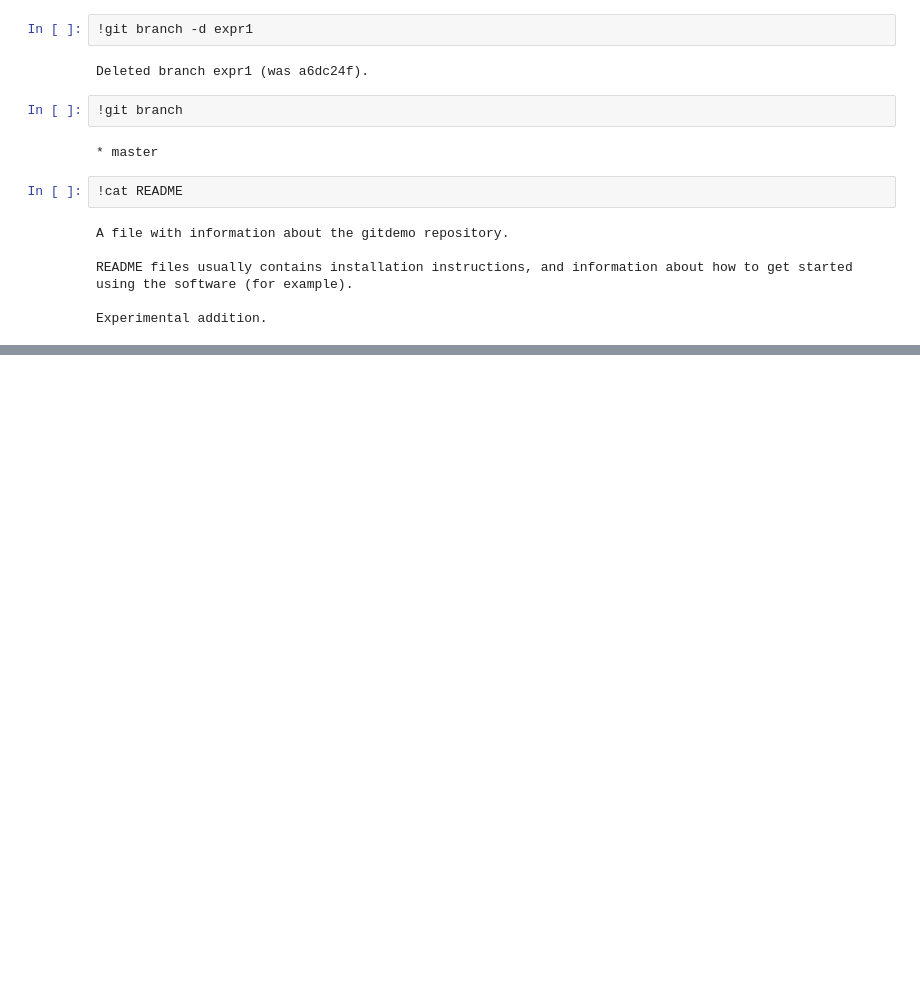
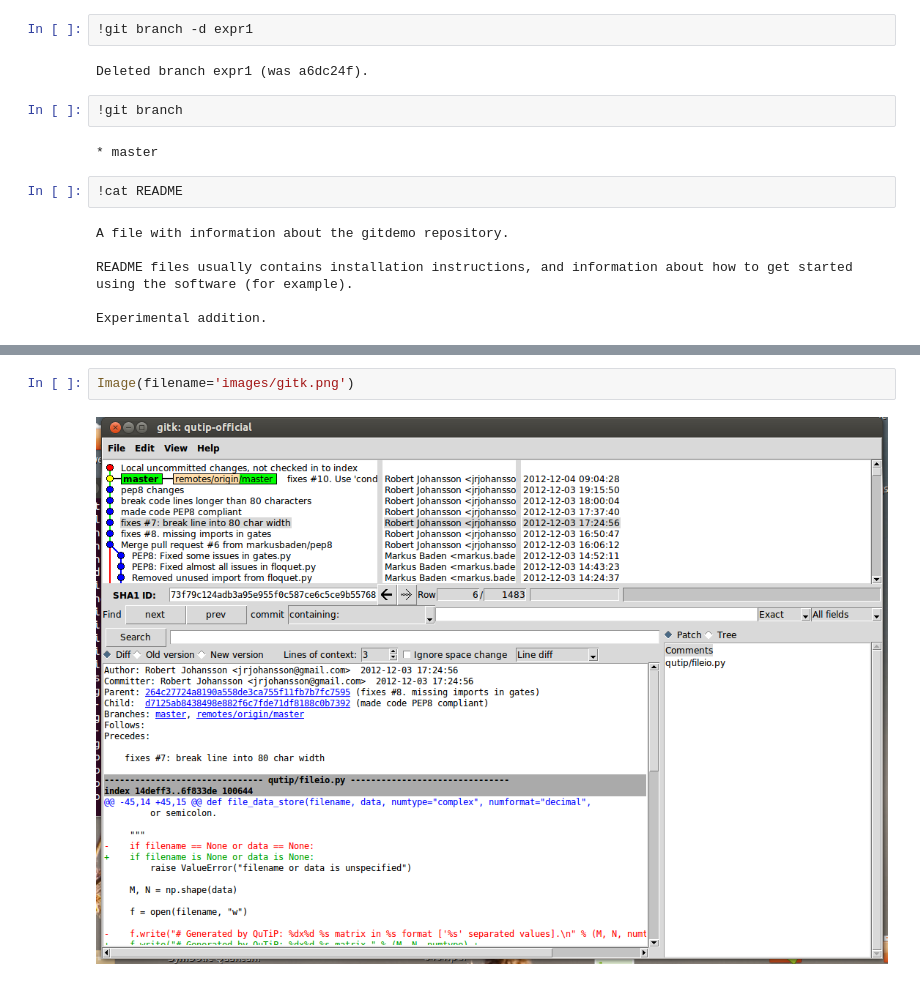
Before and after one commit to jrjohansson/scientific-python-lectures, a Jupyter notebook: Lecture-7-Revision-Control-Software.ipynb, the cells around one changed output, grey strips where cells are left out. Drawn from its saved outputs; the diff is of its cells as text; blank space fills up the shorter version.

```diff
--- a/Lecture-7-Revision-Control-Software.ipynb
+++ b/Lecture-7-Revision-Control-Software.ipynb
@@ -543,0 +621,4 @@ git: 'origin' is not a git command. See 'git --help'.
+# %%
+Image(filename='images/gitk.png')
+# %% [output]
+[figure, added]
```
Also changed, not shown: parts of 16 cells of this notebook, 3 other files.
